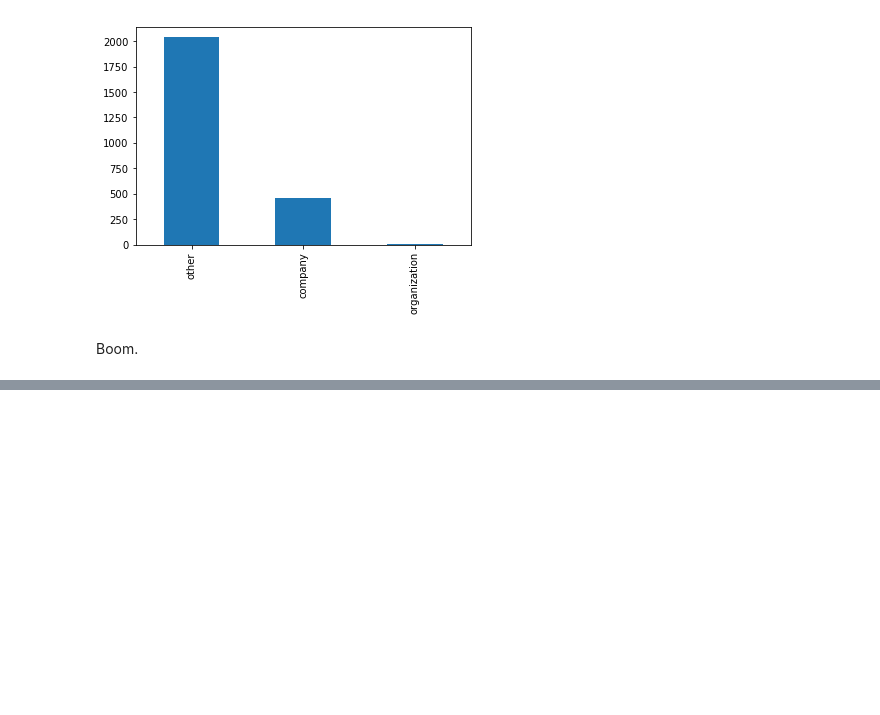
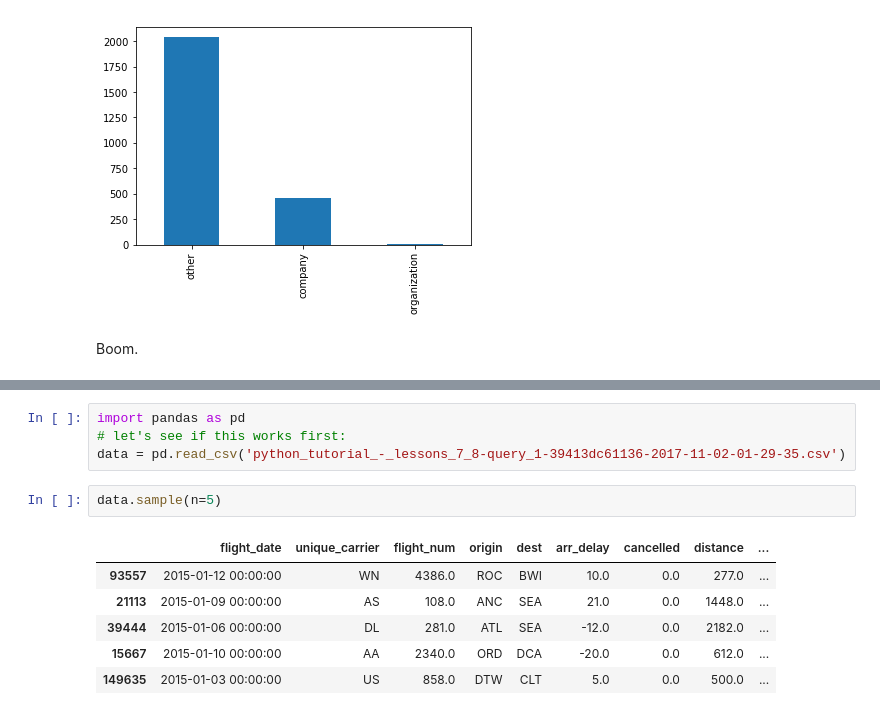
Before and after one commit to nellac77/gitfunkhouse, a Jupyter notebook: mode/Python Basics.ipynb, the cells around one changed output, grey strips where cells are left out. Cells and saved outputs as stored; diff of their text form; blank space fills up the shorter version.

```diff
--- a/mode/Python Basics.ipynb
+++ b/mode/Python Basics.ipynb
@@ -1237,0 +1246,13 @@ Boom.
+# %%
+import pandas as pd
+# let's see if this works first:
+data = pd.read_csv('python_tutorial_-_lessons_7_8-query_1-39413dc61136-2017-11-02-01-29-35.csv')
+# %%
+data.sample(n=5)
+# %% [output]
+|  | flight_date | unique_carrier | flight_num | origin | dest | arr_delay | cancelled | distance | ... |
+| 93557 | 2015-01-12 00:00:00 | WN | 4386.0 | ROC | BWI | 10.0 | 0.0 | 277.0 | ... |
+| 21113 | 2015-01-09 00:00:00 | AS | 108.0 | ANC | SEA | 21.0 | 0.0 | 1448.0 | ... |
+| 39444 | 2015-01-06 00:00:00 | DL | 281.0 | ATL | SEA | -12.0 | 0.0 | 2182.0 | ... |
+| 15667 | 2015-01-10 00:00:00 | AA | 2340.0 | ORD | DCA | -20.0 | 0.0 | 612.0 | ... |
+| 149635 | 2015-01-03 00:00:00 | US | 858.0 | DTW | CLT | 5.0 | 0.0 | 500.0 | ... |
```
Also changed, not shown: parts of 23 cells of this notebook, 2 other files.
